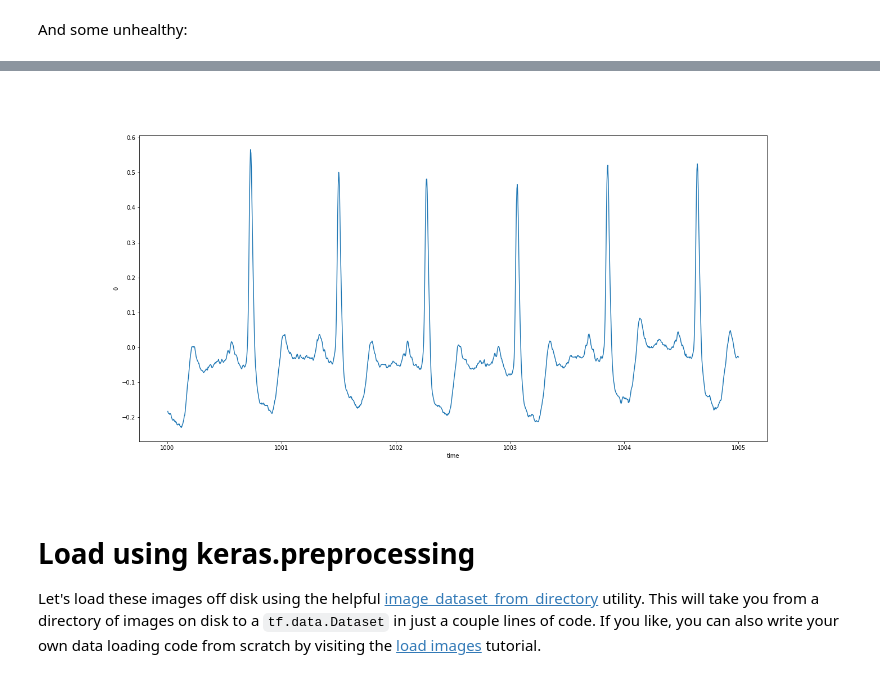
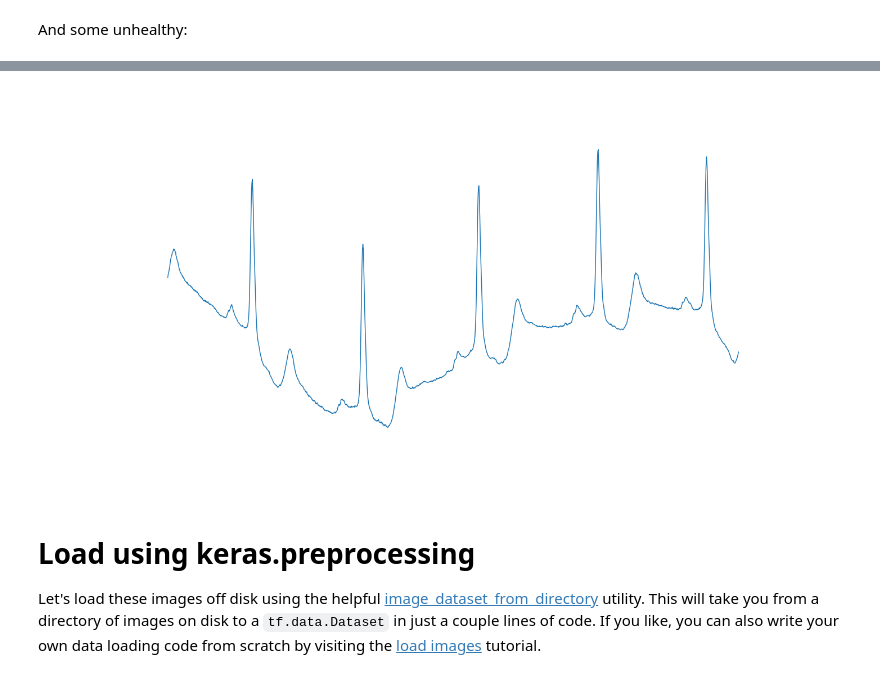
Before and after one commit to leandro-sartini/sudden_death_tcc, a Jupyter notebook: notebooks/modelling/classification.ipynb, the cells around one changed output, grey strips where cells are left out. Saved outputs shown, nothing was run; the diff lists cells and outputs as text; code cells hidden in the pictures.

```diff
--- a/notebooks/modelling/classification.ipynb
+++ b/notebooks/modelling/classification.ipynb
@@ -134,7 +115,7 @@ PIL.Image.open(str(unhealthy[0]))
 # %%
-PIL.Image.open(str(unhealthy[1]))
+PIL.Image.open(str(unhealthy[0]))
 # %% [output]
-[figure, old version]
+[figure, new version]
 # %% [markdown]
 # Load using keras.preprocessing
 
```
Also changed, not shown: parts of 63 cells of this notebook.
